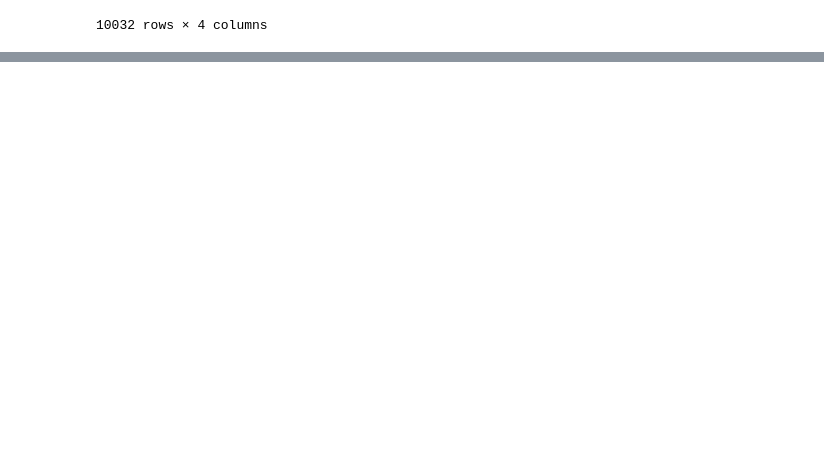
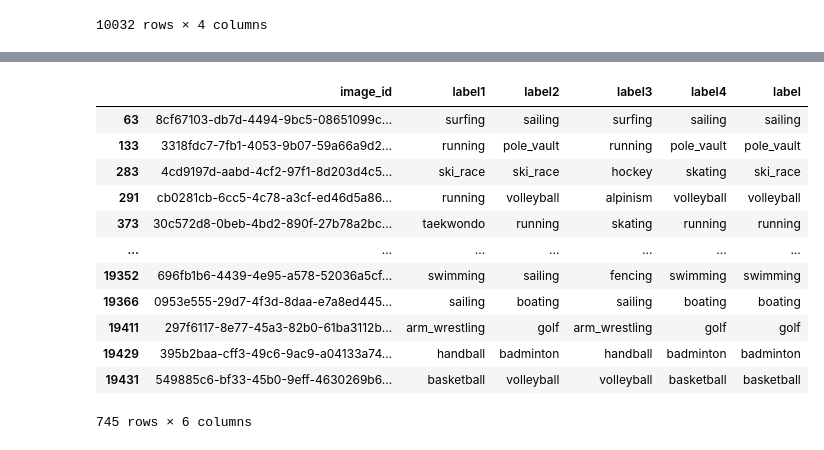
Before and after one commit to ikekz/made_cv_02_23, a Jupyter notebook: playground.ipynb, the cells around one changed output, grey strips where cells are left out. Drawn from its saved outputs; the diff is of its cells as text; code cells hidden in the pictures; blank space fills up the shorter version.

```diff
--- a/playground.ipynb
+++ b/playground.ipynb
@@ -1509,0 +1525,7 @@ df
+# %%
+t1.columns = ["image_id", "label1"]
+t2.columns = ["image_id", "label2"]
+t3.columns = ["image_id", "label3"]
+t4.columns = ["image_id", "label4"]
+# %%
+df = t1.merge(t2, on="image_id", how="left").merge(t3, on="image_id", how="left").merge(t4, on="image_id", how="left")
@@ -1509,0 +1550,29 @@ df
+# %%
+def ch(x):
+    result = x["label3"]
+
+    if x["label1"] == x["label4"]:
+        result = x["label1"]
+
+    if x["label2"] == x["label4"]:
+        result = x["label2"]
+
+    if x["label1"] == x["label2"]:
+        result = x["label1"]
+
+    return result
+
+# def ch(x):
+#     result = 0
+#     if x["label1"] == x["label2"]:
+#         result = 1
+
+#     if x["label1"] == x["label4"]:
+#         result = 1
+
+#     if x["label2"] == x["label4"]:
+#         result = 1
+
+#     return result
+# %%
+df["label"] = df.apply(ch, axis=1)
@@ -1509,0 +1581,16 @@ df
+# %%
+df[df["label"] != df["label3"]]
+# %% [output]
+|  | image_id | label1 | label2 | label3 | label4 | label |
+| 63 | 8cf67103-db7d-4494-9bc5-08651099c... | surfing | sailing | surfing | sailing | sailing |
+| 133 | 3318fdc7-7fb1-4053-9b07-59a66a9d2... | running | pole_vault | running | pole_vault | pole_vault |
+| 283 | 4cd9197d-aabd-4cf2-97f1-8d203d4c5... | ski_race | ski_race | hockey | skating | ski_race |
+| 291 | cb0281cb-6cc5-4c78-a3cf-ed46d5a86... | running | volleyball | alpinism | volleyball | volleyball |
+| 373 | 30c572d8-0beb-4bd2-890f-27b78a2bc... | taekwondo | running | skating | running | running |
+| ... | ... | ... | ... | ... | ... | ... |
+| 19352 | 696fb1b6-4439-4e95-a578-52036a5cf... | swimming | sailing | fencing | swimming | swimming |
+| 19366 | 0953e555-29d7-4f3d-8daa-e7a8ed445... | sailing | boating | sailing | boating | boating |
+| 19411 | 297f6117-8e77-45a3-82b0-61ba3112b... | arm_wrestling | golf | arm_wrestling | golf | golf |
+| 19429 | 395b2baa-cff3-49c6-9ac9-a04133a74... | handball | badminton | handball | badminton | badminton |
+| 19431 | 549885c6-bf33-45b0-9eff-4630269b6... | basketball | volleyball | volleyball | basketball | basketball |
+745 rows × 6 columns
```
Also changed, not shown: parts of 21 cells of this notebook, 1 other file.
